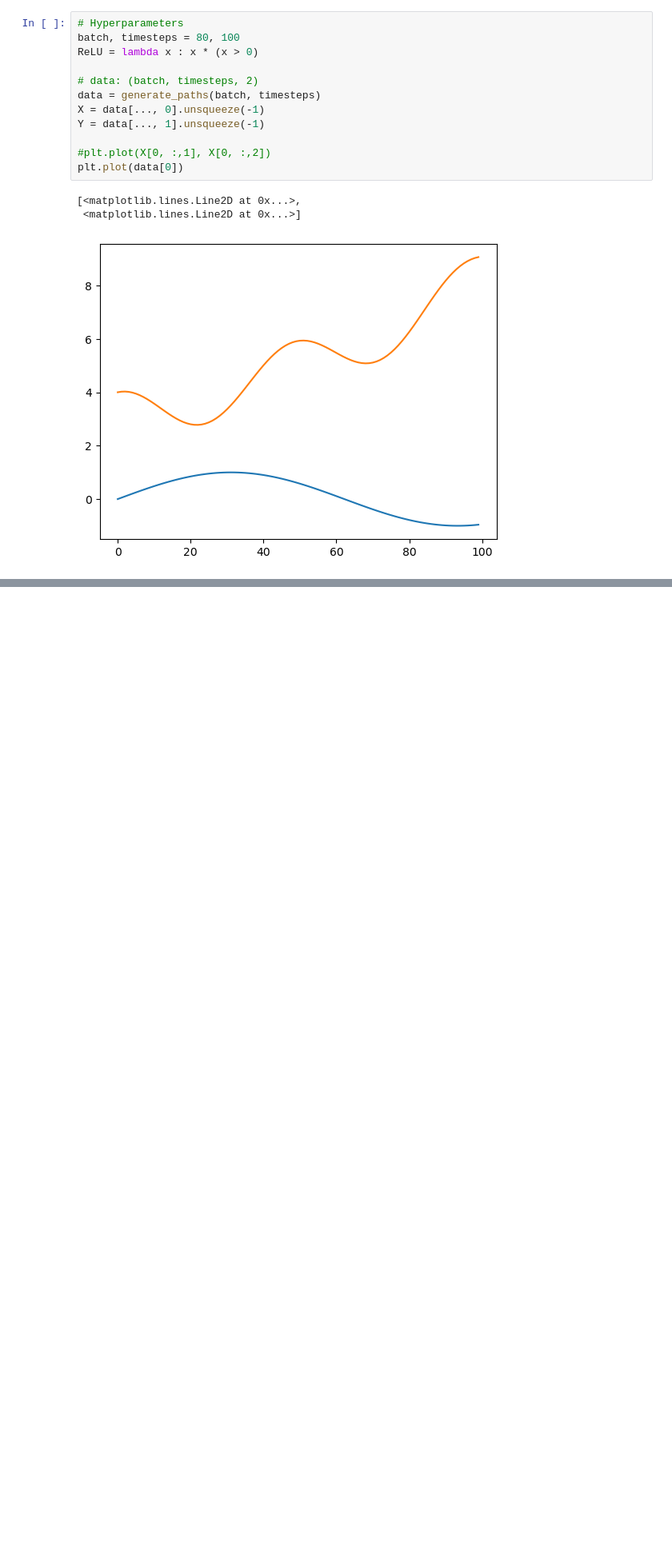
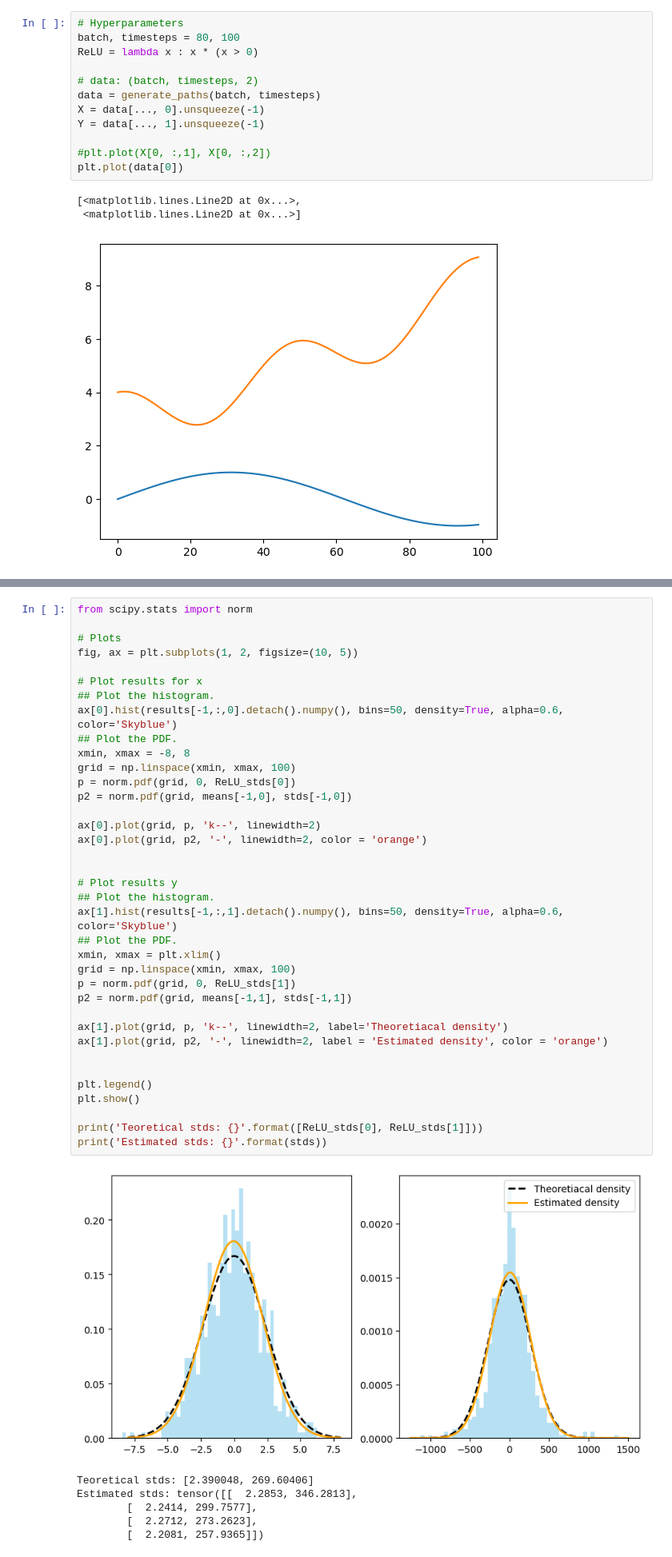
Before and after one commit to MucaCirone/NeuralSignatureKernels, a Jupyter notebook: notebooks/test.ipynb, the cells around one changed output, grey strips where cells are left out. Shown: that part at 80% size. Cells and saved outputs as stored; diff of their text form; blank space fills up the shorter version.

```diff
--- a/notebooks/test.ipynb
+++ b/notebooks/test.ipynb
@@ -137,0 +228,44 @@ torch.Size([80, 80, 100, 100])
+# %%
+from scipy.stats import norm
+
+# Plots
+fig, ax = plt.subplots(1, 2, figsize=(10, 5))
+
+# Plot results for x
+## Plot the histogram.
+ax[0].hist(results[-1,:,0].detach().numpy(), bins=50, density=True, alpha=0.6, color='Skyblue')
+## Plot the PDF.
+xmin, xmax = -8, 8
+grid = np.linspace(xmin, xmax, 100)
+p = norm.pdf(grid, 0, ReLU_stds[0])
+p2 = norm.pdf(grid, means[-1,0], stds[-1,0])
+
+ax[0].plot(grid, p, 'k--', linewidth=2)
+ax[0].plot(grid, p2, '-', linewidth=2, color = 'orange')
+
+
+# Plot results y
+## Plot the histogram.
+ax[1].hist(results[-1,:,1].detach().numpy(), bins=50, density=True, alpha=0.6, color='Skyblue')
+## Plot the PDF.
+xmin, xmax = plt.xlim()
+grid = np.linspace(xmin, xmax, 100)
+p = norm.pdf(grid, 0, ReLU_stds[1])
+p2 = norm.pdf(grid, means[-1,1], stds[-1,1])
+
+ax[1].plot(grid, p, 'k--', linewidth=2, label='Theoretiacal density')
+ax[1].plot(grid, p2, '-', linewidth=2, label = 'Estimated density', color = 'orange')
+
+
+plt.legend()
+plt.show()
+
+print('Teoretical stds: {}'.format([ReLU_stds[0], ReLU_stds[1]]))
+print('Estimated stds: {}'.format(stds))
+# %% [output]
+[figure, added]
+Teoretical stds: [2.390048, 269.60406]
+Estimated stds: tensor([[  2.2853, 346.2813],
+        [  2.2414, 299.7577],
+        [  2.2712, 273.2623],
+        [  2.2081, 257.9365]])
```
Also changed, not shown: parts of 13 cells of this notebook, 2 other files.
